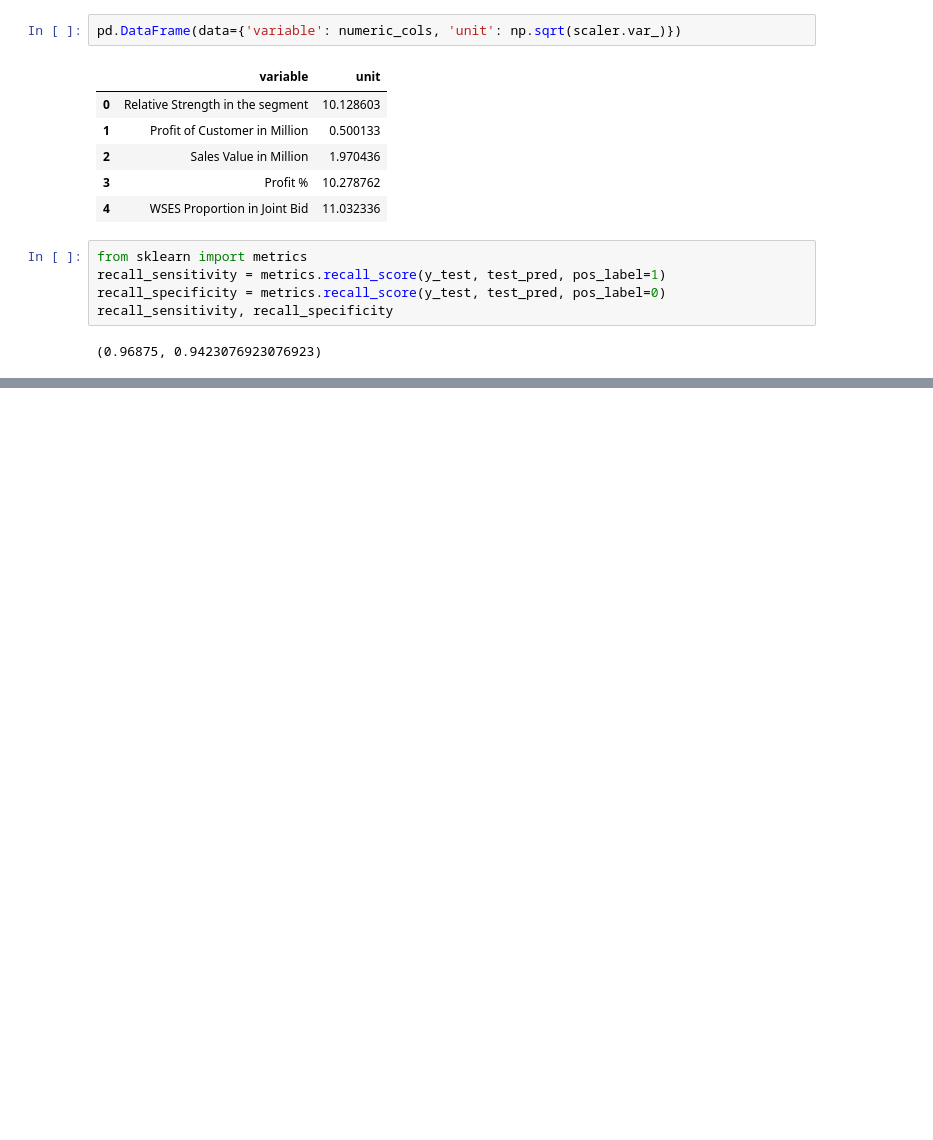
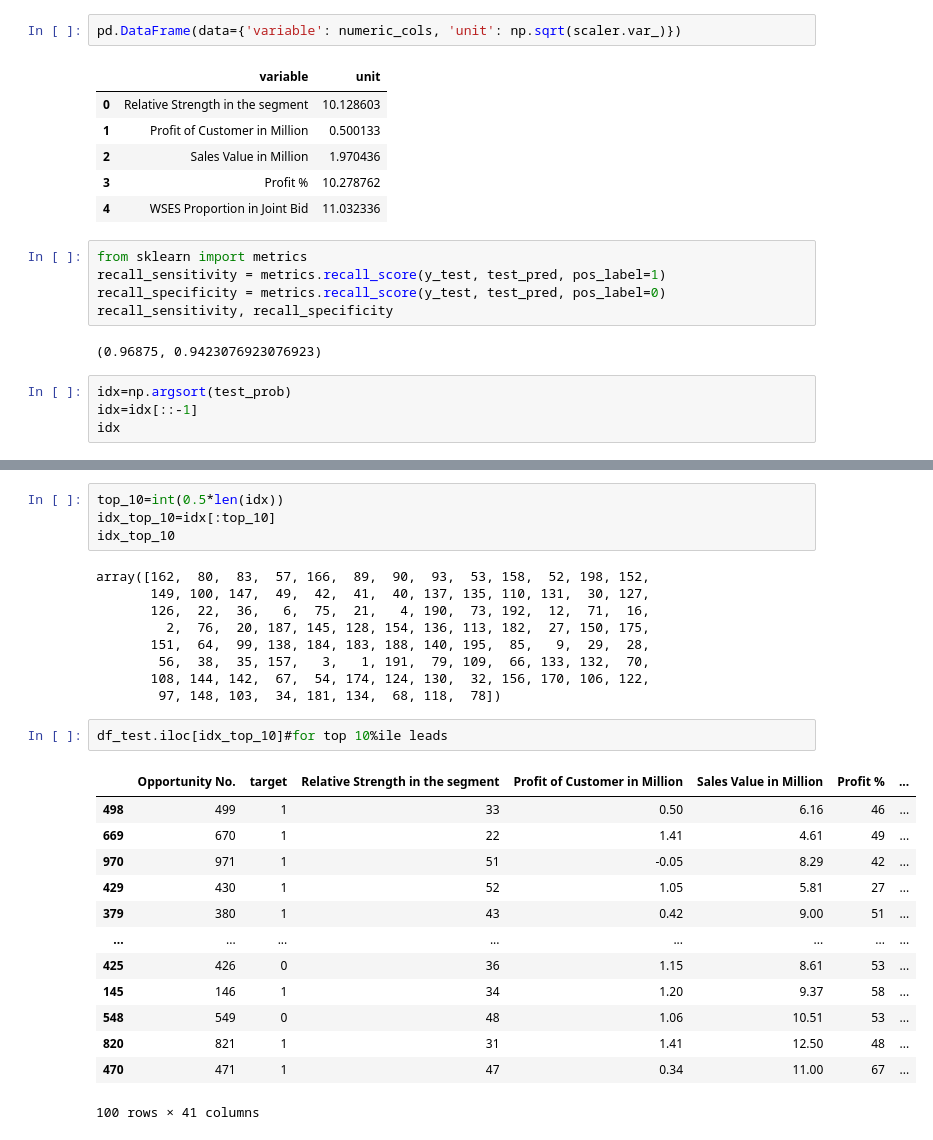
Before and after one commit to sanchariguhaniyogi/lead_Classification, a Jupyter notebook: Logistic_Regression.ipynb, the cells around one changed output, grey strips where cells are left out. Cells and saved outputs as stored; diff of their text form; blank space fills up the shorter version.

```diff
--- a/Logistic_Regression.ipynb
+++ b/Logistic_Regression.ipynb
@@ -158,3 +158,7 @@ recall_specificity = metrics.recall_score(y_test, test_pred, pos_label=0)
 recall_sensitivity, recall_specificity
 # %% [output]
 (0.96875, 0.9423076923076923)
+# %%
+idx=np.argsort(test_prob)
+idx=idx[::-1]
+idx
@@ -160,0 +182,29 @@ recall_sensitivity, recall_specificity
+# %%
+top_10=int(0.5*len(idx))
+idx_top_10=idx[:top_10]
+idx_top_10
+# %% [output]
+array([162,  80,  83,  57, 166,  89,  90,  93,  53, 158,  52, 198, 152,
+       149, 100, 147,  49,  42,  41,  40, 137, 135, 110, 131,  30, 127,
+       126,  22,  36,   6,  75,  21,   4, 190,  73, 192,  12,  71,  16,
+         2,  76,  20, 187, 145, 128, 154, 136, 113, 182,  27, 150, 175,
+       151,  64,  99, 138, 184, 183, 188, 140, 195,  85,   9,  29,  28,
+        56,  38,  35, 157,   3,   1, 191,  79, 109,  66, 133, 132,  70,
+       108, 144, 142,  67,  54, 174, 124, 130,  32, 156, 170, 106, 122,
+        97, 148, 103,  34, 181, 134,  68, 118,  78])
+# %%
+df_test.iloc[idx_top_10]#for top 10%ile leads
+# %% [output]
+|  | Opportunity No. | target | Relative Strength in the segment | Profit of Customer in Million | Sales Value in Million | Profit % | ... |
+| 498 | 499 | 1 | 33 | 0.50 | 6.16 | 46 | ... |
+| 669 | 670 | 1 | 22 | 1.41 | 4.61 | 49 | ... |
+| 970 | 971 | 1 | 51 | -0.05 | 8.29 | 42 | ... |
+| 429 | 430 | 1 | 52 | 1.05 | 5.81 | 27 | ... |
+| 379 | 380 | 1 | 43 | 0.42 | 9.00 | 51 | ... |
+| ... | ... | ... | ... | ... | ... | ... | ... |
+| 425 | 426 | 0 | 36 | 1.15 | 8.61 | 53 | ... |
+| 145 | 146 | 1 | 34 | 1.20 | 9.37 | 58 | ... |
+| 548 | 549 | 0 | 48 | 1.06 | 10.51 | 53 | ... |
+| 820 | 821 | 1 | 31 | 1.41 | 12.50 | 48 | ... |
+| 470 | 471 | 1 | 47 | 0.34 | 11.00 | 67 | ... |
+100 rows × 41 columns
```
Also changed, not shown: parts of 3 cells of this notebook.
